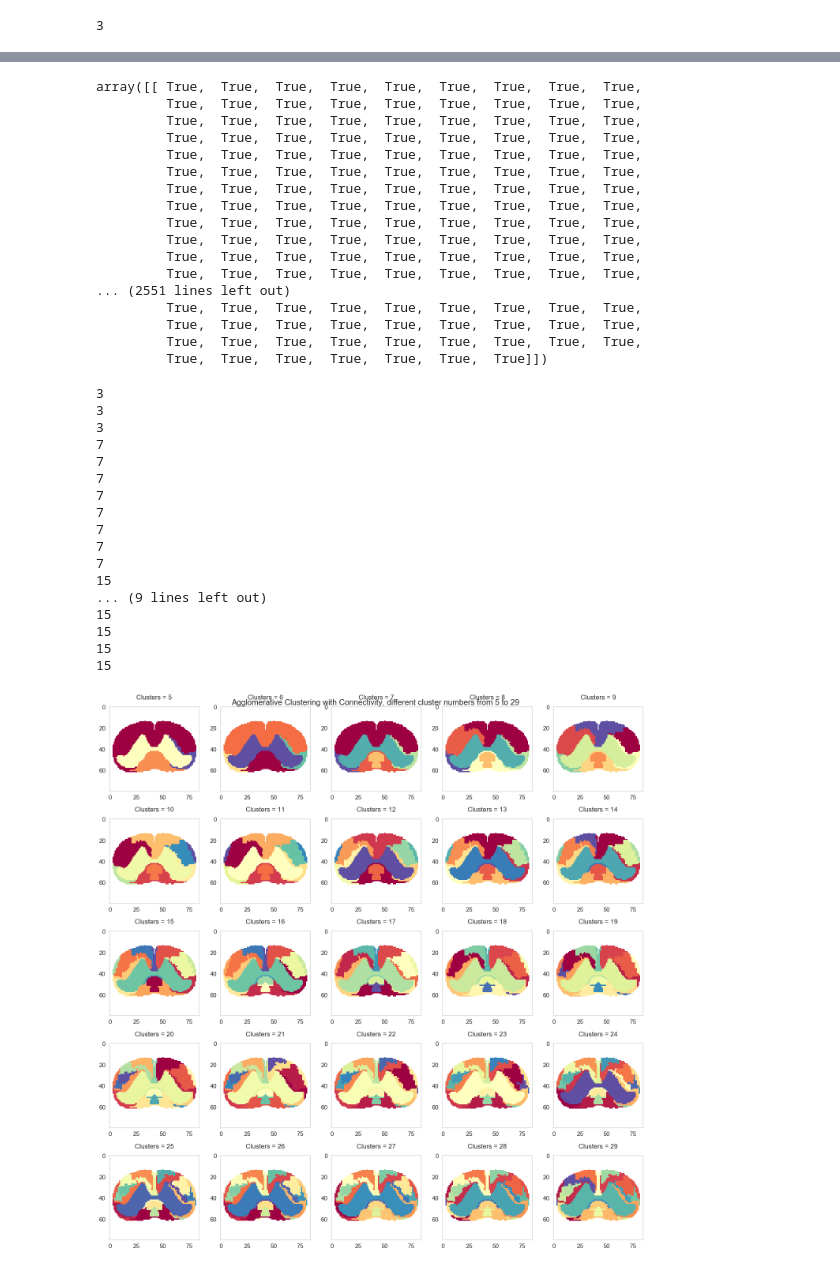
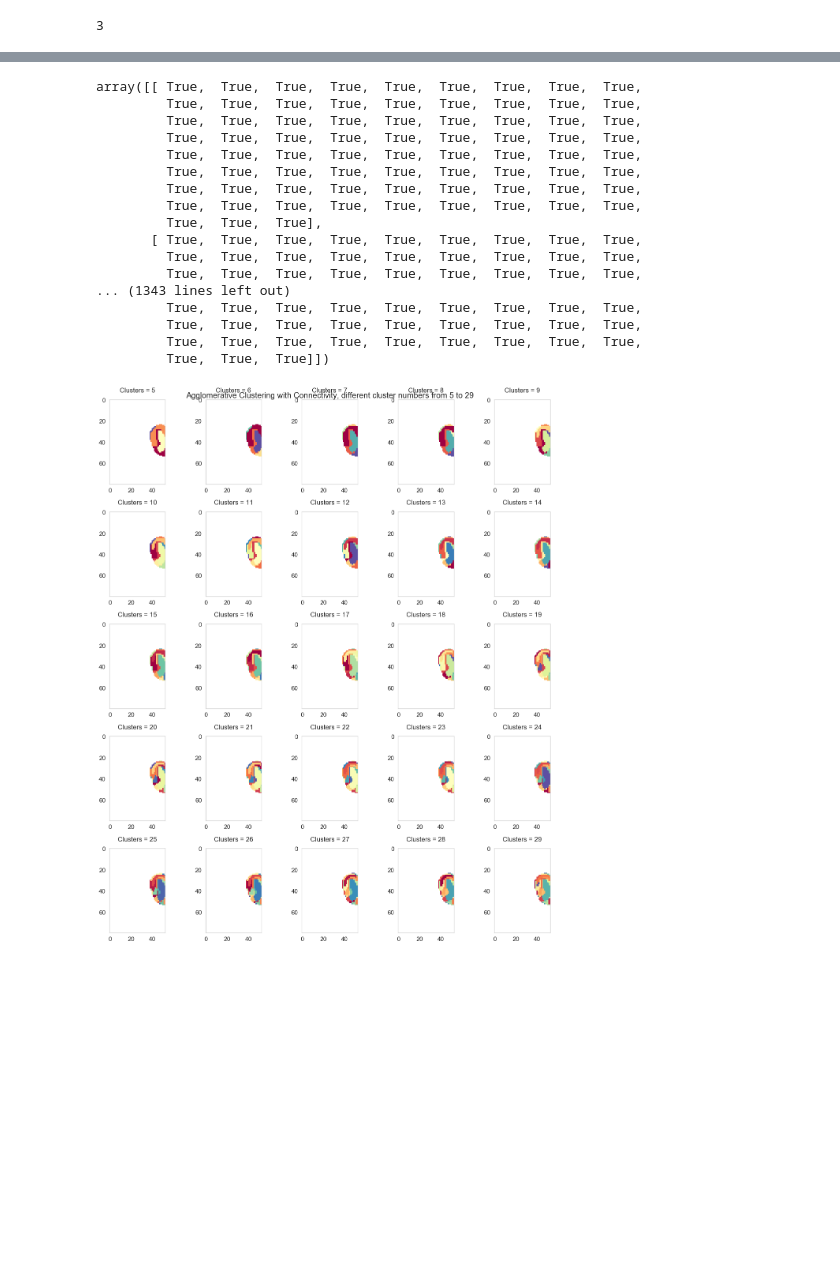
Before and after one commit to neuropoly/tract-clustering, a Jupyter notebook: notebooks/tract_clustering_enforced_symmetry-clean.ipynb, the cells around one changed output, grey strips where cells are left out. Cells and saved outputs as stored; diff of their text form; code cells hidden in the pictures; blank space fills up the shorter version.

```diff
--- a/notebooks/tract_clustering_enforced_symmetry-clean.ipynb
+++ b/notebooks/tract_clustering_enforced_symmetry-clean.ipynb
@@ -38,9 +39,9 @@ sns.set_style("whitegrid", {'axes.grid' : False})
 # %%
 np.set_printoptions(threshold=np.inf)
 # %%
-nibfile = nib.load("/Users/hanam/Documents/Tracts_testing/C1/Volume4D_Sample5_sym_cleaned.nii.gz")
+nibfile = nib.load("/Users/hanam/Documents/Tracts_testing_2/S4/Volume4D_sym_cleaned.nii.gz")
 data = nibfile.get_data()
-mask= nib.load("/Users/hanam/Documents/Tracts_testing_2/all_levels/C1/C1_mask.nii.gz")
+mask= nib.load("/Users/hanam/Documents/Tracts_testing_2/all_levels/S4/BW_mask.nii.gz")
 maskdata= mask.get_data()
 # %%
 img= plt.imshow(maskdata)
@@ -55,0 +57,2 @@ plt.imshow(maskdata, cmap="gray")
+# %%
+maskdata= maskdata[:, :maskdata.shape[1]//2]
@@ -82,3 +94,5 @@ data = data.squeeze(axis=2)
 data.shape
 # %% [output]
 (151, 151, 6)
+# %%
+data= data[:, :data.shape[1]//2, :]
@@ -91,8 +109,8 @@ print original_shape
 # %%
 h1= 35
 h2= 115
-w1= 35
-w2= 120
+w1= 0
+w2= 180
 # %%
 def colorbar(mappable):
     ax = mappable.axes
@@ -289,70 +307,64 @@ array([[ True,  True,  True,  True,  True,  True,  True,  True,  True,
          True,  True,  True,  True,  True,  True,  True,  True,  True,
          True,  True,  True,  True,  True,  True,  True,  True,  True,
          True,  True,  True,  True,  True,  True,  True,  True,  True,
+         True,  True,  True],
+       [ True,  True,  True,  True,  True,  True,  True,  True,  True,
+         True,  True,  True,  True,  True,  True,  True,  True,  True,
+         True,  True,  True,  True,  True,  True,  True,  True,  True,
+... (1343 lines left out)
          True,  True,  True,  True,  True,  True,  True,  True,  True,
          True,  True,  True,  True,  True,  True,  True,  True,  True,
          True,  True,  True,  True,  True,  True,  True,  True,  True,
-         True,  True,  True,  True,  True,  True,  True,  True,  True,
-... (2551 lines left out)
-         True,  True,  True,  True,  True,  True,  True,  True,  True,
-         True,  True,  True,  True,  True,  True,  True,  True,  True,
-         True,  True,  True,  True,  True,  True,  True,  True,  True,
-         True,  True,  True,  True,  True,  True,  True]])
+         True,  True,  True]])
 # %%
+
+
 fig = plt.figure(figsize=(20, 20))
 fig.subplots_adjust(hspace=0.1, wspace=0.1)
 
 for i in range(1, 26):
     clustering = AgglomerativeClustering(linkage="ward", n_clusters=i+4,
                                          connectivity= connectivity)
     clustering.fit(data)
     labels = clustering.labels_
     frequent= stats.mode(labels)[0]
     frequent= frequent[0]
-    print frequent
 
-#     silhouette= silhouette_score(data, labels!=frequent)
-#     print("silhouette score=", silhouette)
+    # Find the foreground rows
+    frgrd_idx = [idx for idx,l in enumerate(labels) if l != frequent]
+    # Extract the foreground rows from data
+    frgrd_data = data[frgrd_idx, :]
+    # Extract the foreground rows from labels
+    frgrd_labels = labels[frgrd_idx]
 
-# #     calinski= metrics.calinski_harabasz_score(data, labels!=frequent)
-# #     print("calinski-harabasz score=", calinski)
+    # Compute the silhouette_score on the foreground voxels
+#     silhouette= silhouette_score(frgrd_data,labels=frgrd_labels)
 
-#     davies= davies_bouldin_score(data,labels!=frequent)
-#     print("davies-bouldin score=", davies)
+#     calinski= metrics.calinski_harabasz_score(data, labels)
+#     print("calinski-harabasz score=", calinski)
+
+#     davies= davies_bouldin_score(frgrd_data,labels=frgrd_labels)
+
+#     scores = pd.DataFrame(silhouette, columns= 'Silhouette')
+#     scores = df.reindex(columns=list('Silhouette Davies'), fill_value= davies)
 
     #sub_image = full_image[y_start: y_end, x_start:x_end]
 
+#     print silhouette, davies
 
 
     labels = labels.reshape(*original_shape)
     labels= labels.astype(float)
     labels[labels==frequent]= np.nan
     im_crop= crop_center(labels, w2-w1, h2-h1)
 
     ax = fig.add_subplot(5, 5, i)
     img = ax.imshow(im_crop, cmap="Spectral")
     plt.title("Clusters = {}".format(i+4), pad=18)
     plt.tight_layout()
 
 
 plt.suptitle("Agglomerative Clustering with Connectivity, different cluster numbers from 5 to 29")
 plt.tight_layout(h_pad=1)
 # %% [output]
-3
-3
-3
-7
-7
-7
-7
-7
-7
-7
-7
-15
-... (9 lines left out)
-15
-15
-15
-15
-[figure, old version]
+[figure, new version]
```
Also changed, not shown: parts of 16 cells of this notebook, 6 other files.
